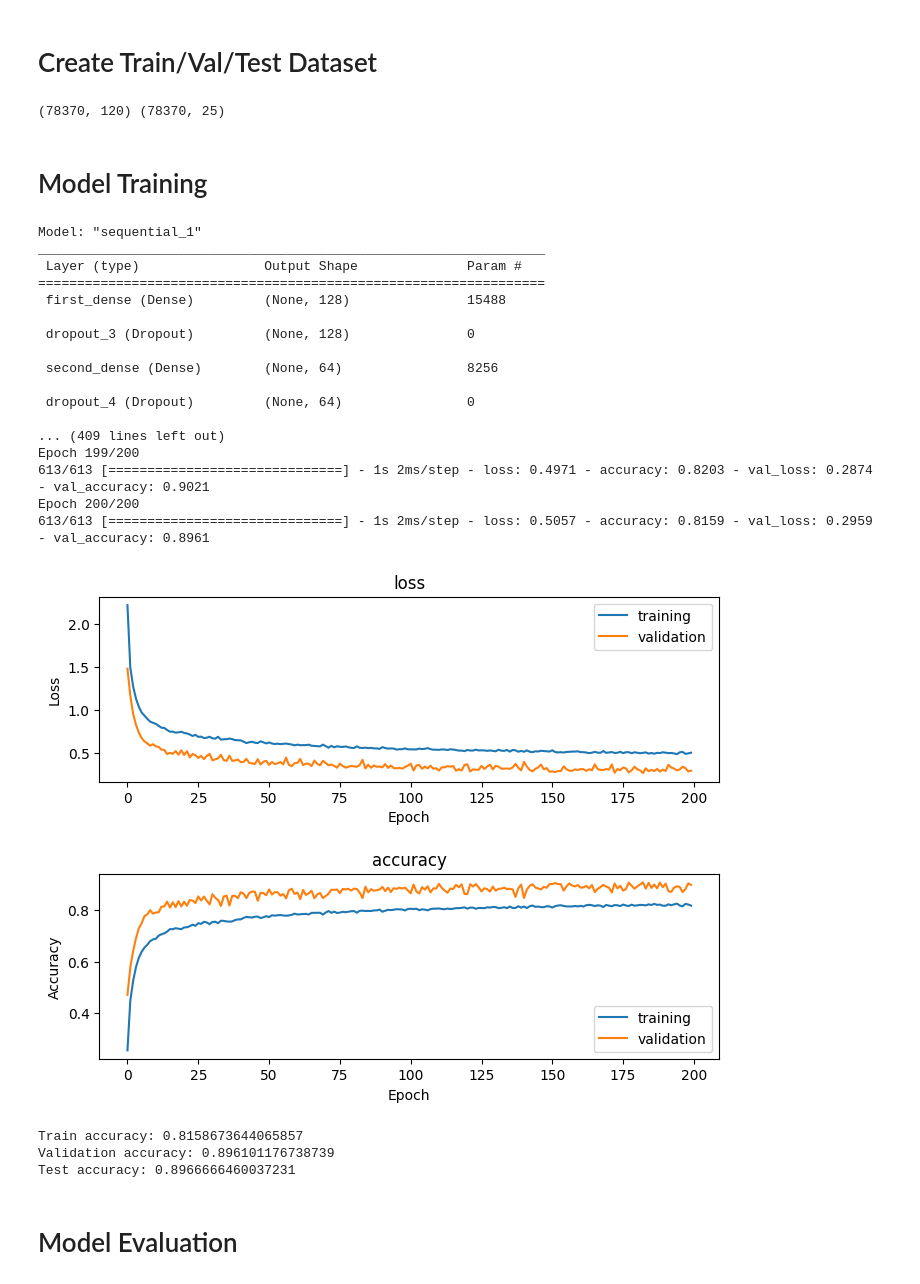
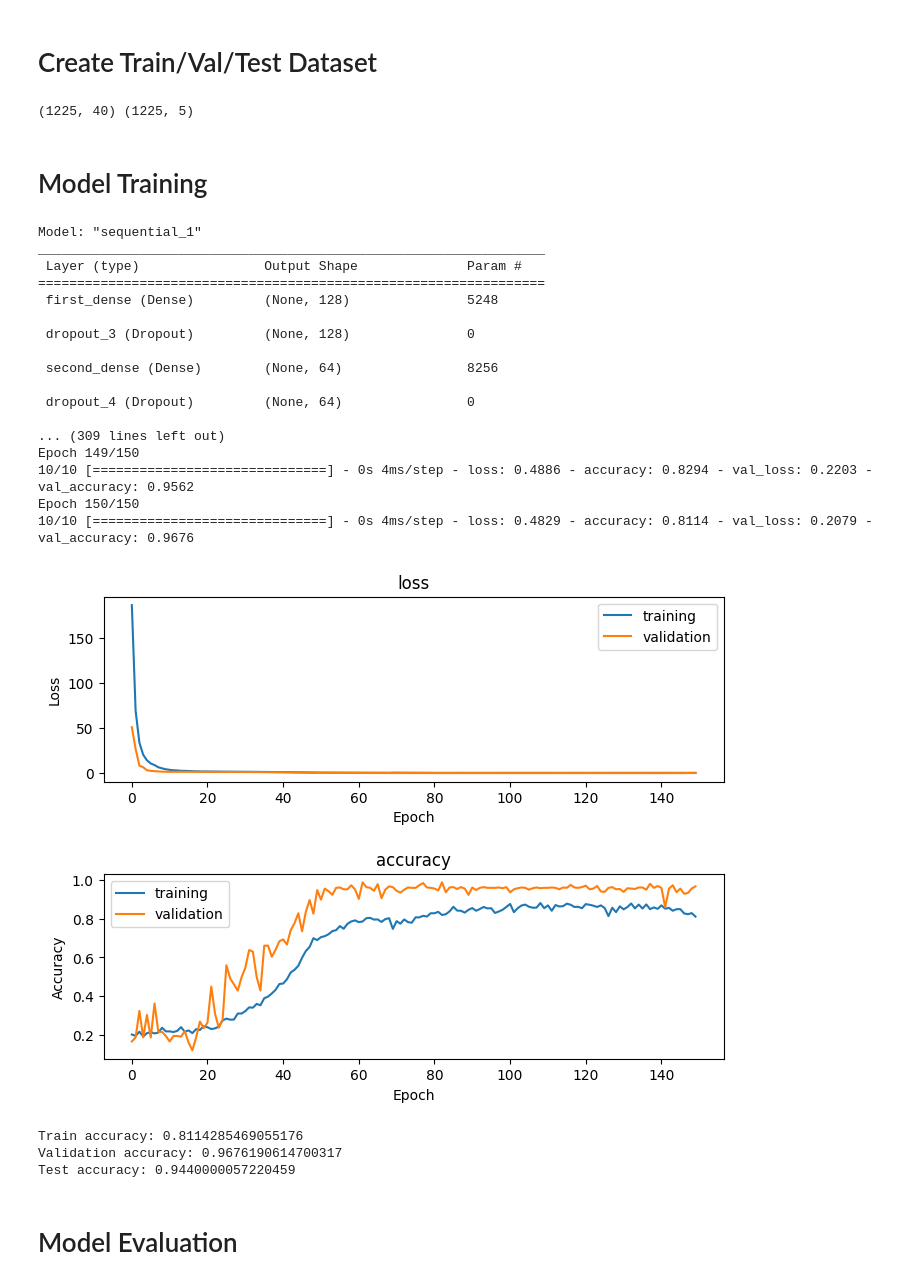
Before and after one commit to rachung2510/oppy, a Jupyter notebook: training/model_MLP.ipynb, the cells around one changed output. Drawn from its saved outputs; the diff is of its cells as text; code cells hidden in the pictures.

```diff
--- a/training/model_MLP.ipynb
+++ b/training/model_MLP.ipynb
@@ -22,7 +16,8 @@ To enable them in other operations, rebuild TensorFlow with the appropriate comp
 # %% [markdown]
 # Import Data
 # %%
-dataset = pd.read_csv('data/data_right.csv', index_col=0)
+dataset = pd.read_csv('../data/data3.csv', index_col=0)
+dataset['label'] = [int(s[-1]) for s in dataset['label']]
 dataset
 # %% [output]
 |  | index | middle | ring | pinky | label |
@@ -64,7 +59,7 @@ x_train, x_test, y_train, y_test = train_test_split(X, y, test_size=0.3, random_
 x_train, x_val, y_train, y_val = train_test_split(x_train, y_train, test_size=0.3, random_state=42)
 print(x_train.shape, y_train.shape)
 # %% [output]
-(78370, 120) (78370, 25)
+(1225, 40) (1225, 5)
 # %% [markdown]
 # Model Training
 # %%
@@ -80,49 +75,49 @@ model.add(Dense(n_classes, activation='softmax', name='final_dense'))
 model.summary()
 model.compile(loss='categorical_crossentropy', optimizer='adam', metrics=['accuracy'])
 
 # Train the MLP model.
-history = model.fit(x_train, y_train, epochs=200, batch_size=128, validation_data=(x_val, y_val))
+history = model.fit(x_train, y_train, epochs=150, batch_size=128, validation_data=(x_val, y_val))
 fig, axes = plt.subplots(2,1, figsize=(8,6))
 axes[0].plot(history.epoch,history.history['loss'], label='training')
 axes[0].plot(history.epoch,history.history['val_loss'], label='validation')
 axes[0].set_title('loss')
 axes[0].legend(loc='best')
 axes[0].set_xlabel('Epoch')
 axes[0].set_ylabel('Loss')
 fig.subplots_adjust(hspace=0.5)
 axes[1].plot(history.epoch,history.history['accuracy'], label='training')
 axes[1].plot(history.epoch,history.history['val_accuracy'], label='validation')
 axes[1].set_title('accuracy')
 axes[1].set_xlabel('Epoch')
 axes[1].set_ylabel('Accuracy')
 axes[1].legend(loc='best');
 # %% [output]
 Model: "sequential_1"
 _________________________________________________________________
  Layer (type)                Output Shape              Param #
 =================================================================
- first_dense (Dense)         (None, 128)               15488
+ first_dense (Dense)         (None, 128)               5248
 
  dropout_3 (Dropout)         (None, 128)               0
 
  second_dense (Dense)        (None, 64)                8256
 
  dropout_4 (Dropout)         (None, 64)                0
 
-... (409 lines left out)
-Epoch 199/200
-613/613 [==============================] - 1s 2ms/step - loss: 0.4971 - accuracy: 0.8203 - val_loss: 0.2874 - val_accuracy: 0.9021
-Epoch 200/200
-613/613 [==============================] - 1s 2ms/step - loss: 0.5057 - accuracy: 0.8159 - val_loss: 0.2959 - val_accuracy: 0.8961
+... (309 lines left out)
+Epoch 149/150
+10/10 [==============================] - 0s 4ms/step - loss: 0.4886 - accuracy: 0.8294 - val_loss: 0.2203 - val_accuracy: 0.9562
+Epoch 150/150
+10/10 [==============================] - 0s 4ms/step - loss: 0.4829 - accuracy: 0.8114 - val_loss: 0.2079 - val_accuracy: 0.9676
-[figure, old version]
+[figure, new version]
 # %%
 print("Train accuracy:", history.history["accuracy"][-1])
 print("Validation accuracy:", history.history["val_accuracy"][-1])
 print("Test accuracy:", model.evaluate(x_test, y_test, verbose=0)[1])
 # %% [output]
-Train accuracy: 0.8158673644065857
-Validation accuracy: 0.896101176738739
-Test accuracy: 0.8966666460037231
+Train accuracy: 0.8114285469055176
+Validation accuracy: 0.9676190614700317
+Test accuracy: 0.9440000057220459
 # %% [markdown]
 # Model Evaluation
 # %%
```
Also changed, not shown: parts of 5 cells of this notebook, 23 other files.
